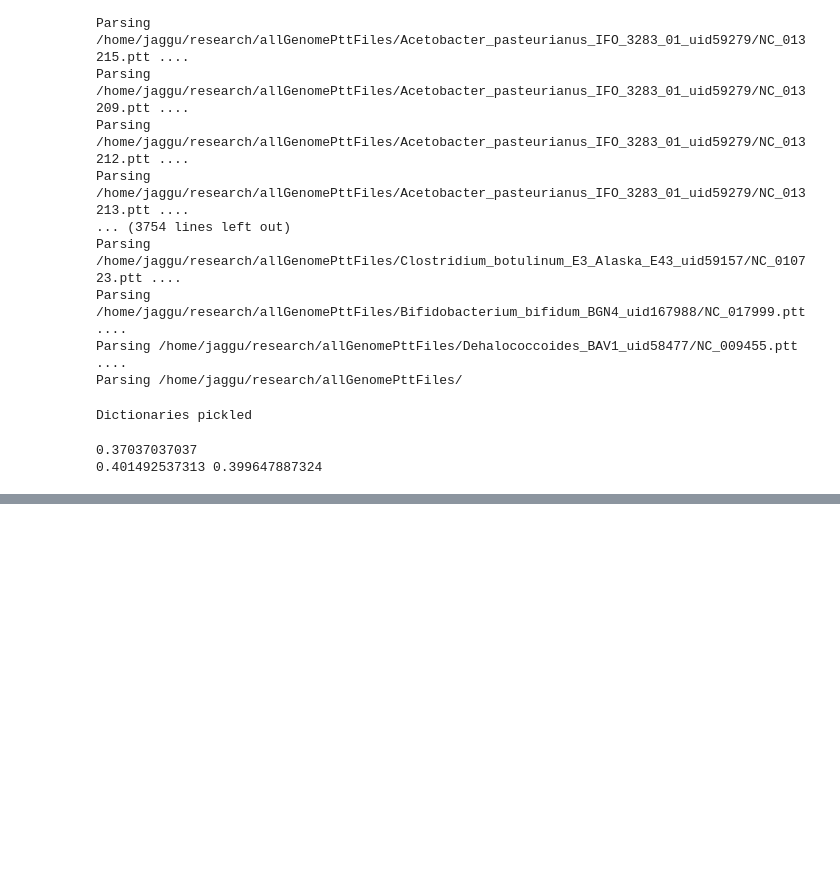
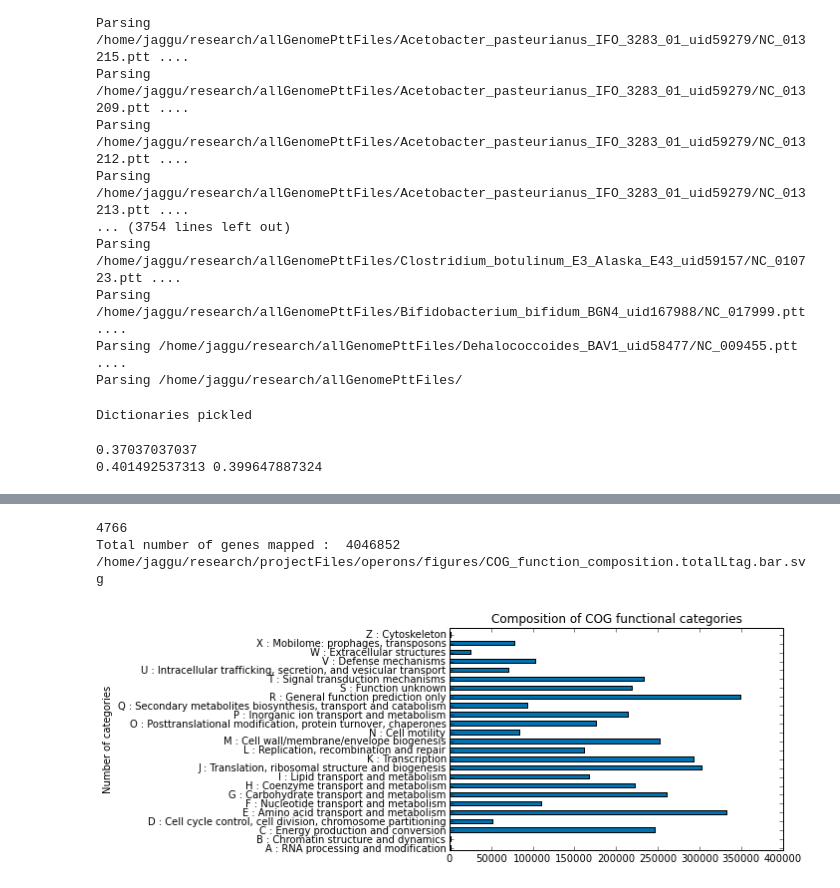
Before and after one commit to jagannath/operons, a Jupyter notebook: parsePTTfiles.ipynb, the cells around one changed output, grey strips where cells are left out. Drawn from its saved outputs; the diff is of its cells as text; code cells hidden in the pictures; blank space fills up the shorter version.

```diff
--- a/parsePTTfiles.ipynb
+++ b/parsePTTfiles.ipynb
@@ -361,0 +386,66 @@ print getGC(seqA), getGC(seqB)
+# %%
+# Statistics of the COG functions
+import os
+import pickle
+import collections
+
+imgDir = '/home/jaggu/research/projectFiles/operons/figures'
+
+% matplotlib inline
+import numpy as np
+import matplotlib.pyplot as plt
+
+code_fname = os.path.join('/home/jaggu/research/downloads/cogDB','fun2003-2014.tab')
+ifile = open(code_fname)
+lines = ifile.readlines()
+ifile.close()
+
+print len(cog_locusTag_dict)
+
+code_category_dict = dict()
+for line in lines[1:]:
+    code, name = line.strip().split('\t')
+    code_category_dict[code]=name
+
+category_counts_dict = collections.defaultdict(int)
+
+for cog, ltag in cog_locusTag_dict.items():
+    codeNames, func = cog_func_dict.get(cog,(None,None))
+
+    if func:
+        if len(codeNames)>1:
+            catSplit = list(codeNames)
+            for code in catSplit:
+                category_counts_dict[code]+=len(ltag)
+        else:
+            category_counts_dict[codeNames]+=len(ltag)
+
+
+xNames = list()
+xList = list()
+yList = list()
+
+for code, nbr in sorted(category_counts_dict.items()):
+    wname = code + ' : ' + code_category_dict[code]
+    xNames.append(wname)
+    yList.append(nbr)
+
+print "Total number of genes mapped : ",sum(yList)
+width = 0.5
+xList = np.arange(len(xNames))
+rects = plt.barh(xList, yList, width, color='#0072B2')
+plt.yticks(xList+0.2,xNames,rotation='horizontal')
+plt.ylabel('Number of categories')
+plt.title('Composition of COG functional categories ')
+plt.xlim([0,400000])
+# Saving figure
+fname = 'COG_function_composition.totalLtag.bar.svg'
+f = os.path.join(imgDir,fname)
+print f
+plt.savefig(f,dpi=300)
+plt.show()
+# %% [output]
+4766
+Total number of genes mapped :  4046852
+/home/jaggu/research/projectFiles/operons/figures/COG_function_composition.totalLtag.bar.svg
+[figure, added]
```
Also changed, not shown: parts of 2 cells of this notebook, 3 other files.
